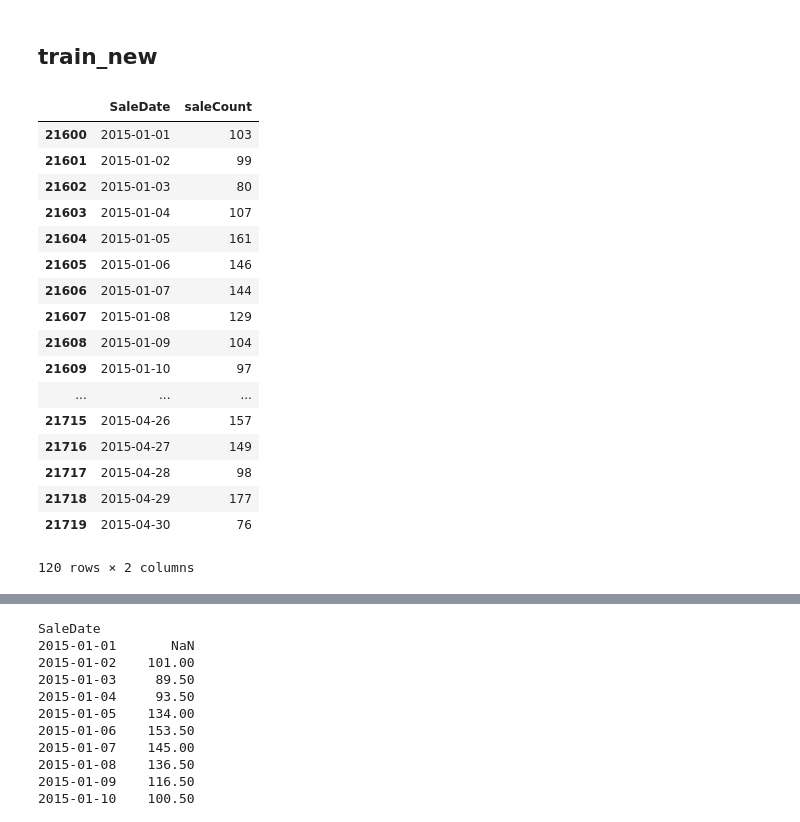
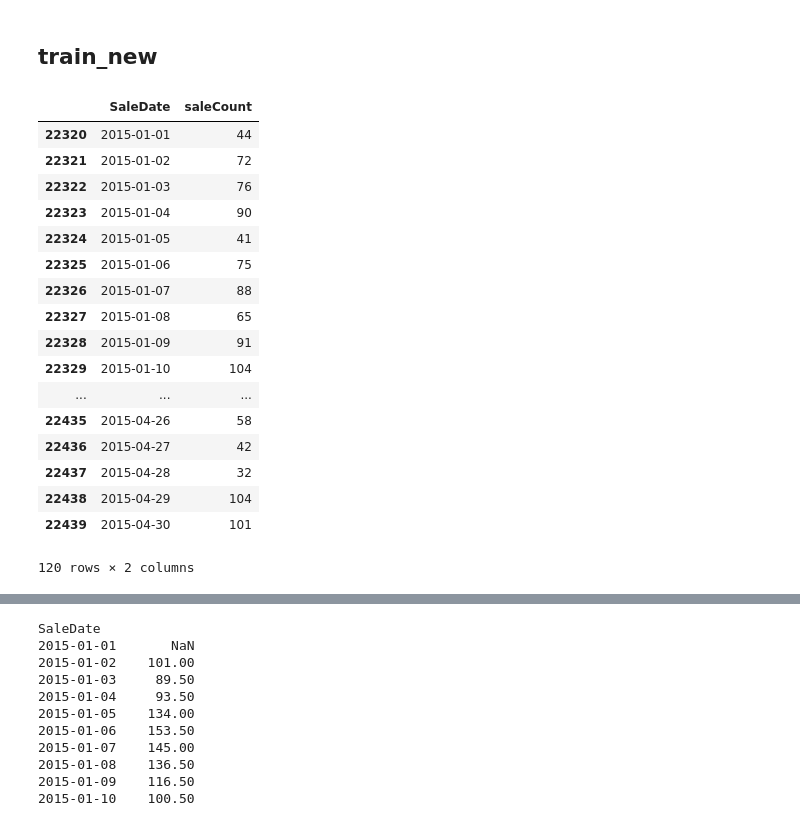
Before and after one commit to dereksjtu/MachineLearning_Matches, a Jupyter notebook: supermarket/prj/code/arima_supermarket.ipynb, the cells around one changed output, grey strips where cells are left out. Saved outputs shown, nothing was run; the diff lists cells and outputs as text; code cells hidden in the pictures.

```diff
--- a/supermarket/prj/code/arima_supermarket.ipynb
+++ b/supermarket/prj/code/arima_supermarket.ipynb
@@ -291,26 +293,26 @@ NameError: name 'ts_log' is not defined
 ## train_new
 # %%
 train_new = pd.read_csv('train_new_total.csv')
-train_12 = train_new[train_new['Class'] == 12][['SaleDate','saleCount']]
+train_12 = train_new[train_new['Class'] == 22][['SaleDate','saleCount']]
 train_12
 # %% [output]
 |  | SaleDate | saleCount |
-| 21600 | 2015-01-01 | 103 |
-| 21601 | 2015-01-02 | 99 |
-| 21602 | 2015-01-03 | 80 |
-| 21603 | 2015-01-04 | 107 |
-| 21604 | 2015-01-05 | 161 |
-| 21605 | 2015-01-06 | 146 |
-| 21606 | 2015-01-07 | 144 |
-| 21607 | 2015-01-08 | 129 |
-| 21608 | 2015-01-09 | 104 |
-| 21609 | 2015-01-10 | 97 |
+| 22320 | 2015-01-01 | 44 |
+| 22321 | 2015-01-02 | 72 |
+| 22322 | 2015-01-03 | 76 |
+| 22323 | 2015-01-04 | 90 |
+| 22324 | 2015-01-05 | 41 |
+| 22325 | 2015-01-06 | 75 |
+| 22326 | 2015-01-07 | 88 |
+| 22327 | 2015-01-08 | 65 |
+| 22328 | 2015-01-09 | 91 |
+| 22329 | 2015-01-10 | 104 |
 | ... | ... | ... |
-| 21715 | 2015-04-26 | 157 |
-| 21716 | 2015-04-27 | 149 |
-| 21717 | 2015-04-28 | 98 |
-| 21718 | 2015-04-29 | 177 |
-| 21719 | 2015-04-30 | 76 |
+| 22435 | 2015-04-26 | 58 |
+| 22436 | 2015-04-27 | 42 |
+| 22437 | 2015-04-28 | 32 |
+| 22438 | 2015-04-29 | 104 |
+| 22439 | 2015-04-30 | 101 |
 120 rows × 2 columns
 # %%
 data = train_12.copy()
```
Also changed, not shown: parts of 12 cells of this notebook, 14 other files.
